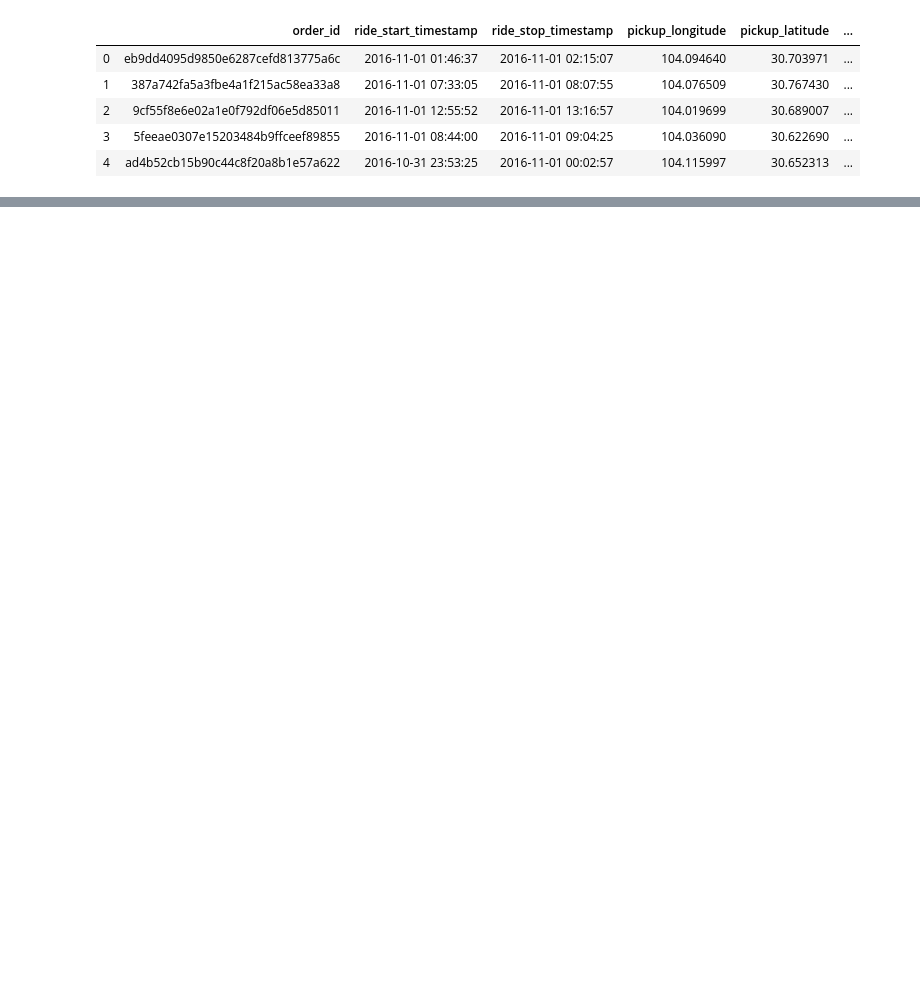
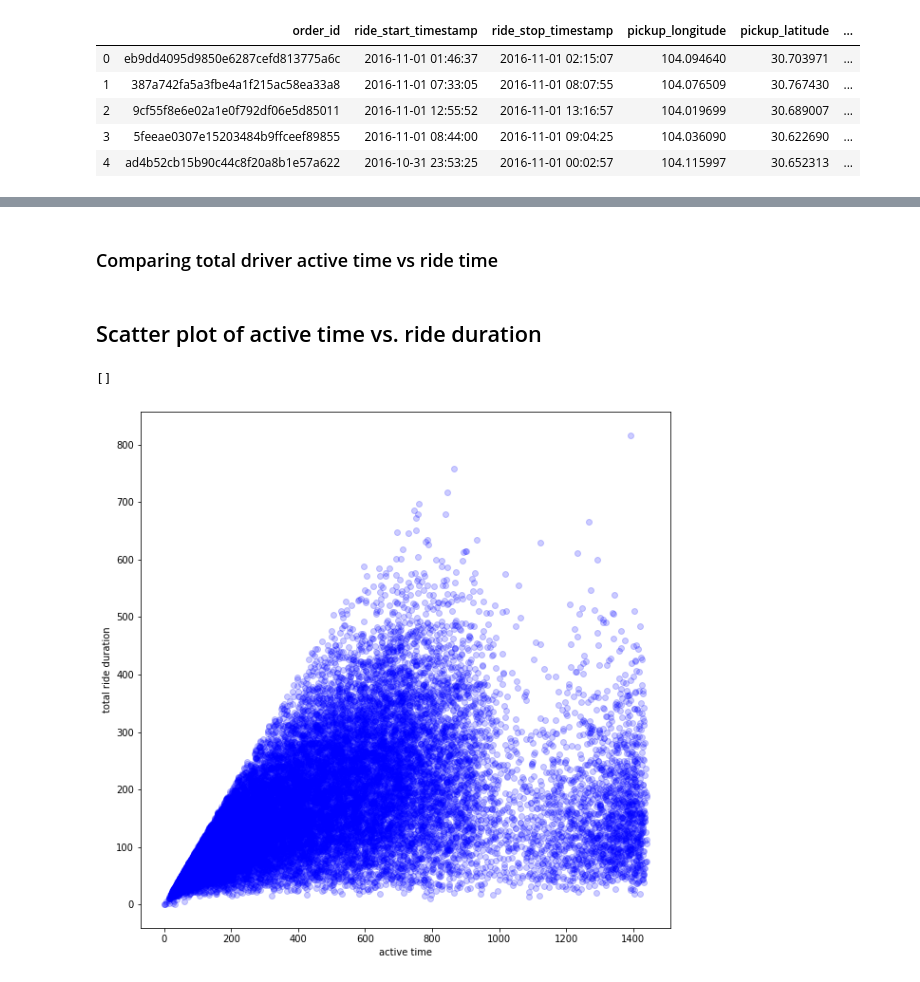
Before and after one commit to ridhi1412/capstone_didi, a Jupyter notebook: EDA.ipynb, the cells around one changed output, grey strips where cells are left out. Cells and saved outputs as stored; diff of their text form; code cells hidden in the pictures; blank space fills up the shorter version.

```diff
--- a/EDA.ipynb
+++ b/EDA.ipynb
@@ -17,6 +17,7 @@ gps.shape, orders.shape
 ((32155517, 5), (209423, 7))
 # %%
 # Run util functions
+gps = convert_unix_ts(gps, timecols=['timestamp'])
 orders = convert_unix_ts(orders, timecols=['ride_start_timestamp', 'ride_stop_timestamp'])
 orders = ride_duration(orders)
 # %%
@@ -37,4 +34,4 @@ orders.head()
 | 3 | 5feeae0307e15203484b9ffceef89855 | 2016-11-01 08:44:00 | 2016-11-01 09:04:25 | 104.036090 | 30.622690 | ... |
 | 4 | ad4b52cb15b90c44c8f20a8b1e57a622 | 2016-10-31 23:53:25 | 2016-11-01 00:02:57 | 104.115997 | 30.652313 | ... |
 # %%
-orders.groupby('driver_id')[['ride_duration']].sum().reset_index()
+driver_ride_durations = orders.groupby('driver_id')[['ride_duration']].sum().reset_index()
@@ -58,0 +40,18 @@ orders.ride_start_timestamp[4].week
+# %%
+driver_day_min = pd.DataFrame(orders.groupby('driver_id')['ride_start_timestamp'].min()).reset_index()
+driver_day_max = pd.DataFrame(orders.groupby('driver_id')['ride_stop_timestamp'].max()).reset_index()
+driver_active_time = driver_day_min.merge(driver_day_max, on='driver_id', how='left')
+driver_active_time['active_time'] = (driver_active_time['ride_stop_timestamp'] - driver_active_time['ride_start_timestamp']).dt.seconds / 60
+driver_active_time.head()
+# %% [markdown]
+### Comparing total driver active time vs ride time
+# %%
+# total driver active time
+driver_stats = driver_active_time[['driver_id', 'active_time']].merge(driver_ride_durations, on='driver_id', how='left')
+
+# Filtering possible bad rows
+driver_stats = driver_stats[driver_stats.active_time > driver_stats.ride_duration]
+
+driver_stats.describe()
+# %% [markdown]
+## Scatter plot of active time vs. ride duration
@@ -58,0 +61,9 @@ orders.ride_start_timestamp[4].week
+# %%
+plt.figure(figsize=(10,10))
+plt.scatter(driver_stats['active_time'], driver_stats['ride_duration'], c='b', alpha=0.2)
+plt.ylabel('total ride duration')
+plt.xlabel('active time')
+plt.plot()
+# %% [output]
+[]
+[figure, added]
```
Also changed, not shown: parts of 5 cells of this notebook, 1 other file.
